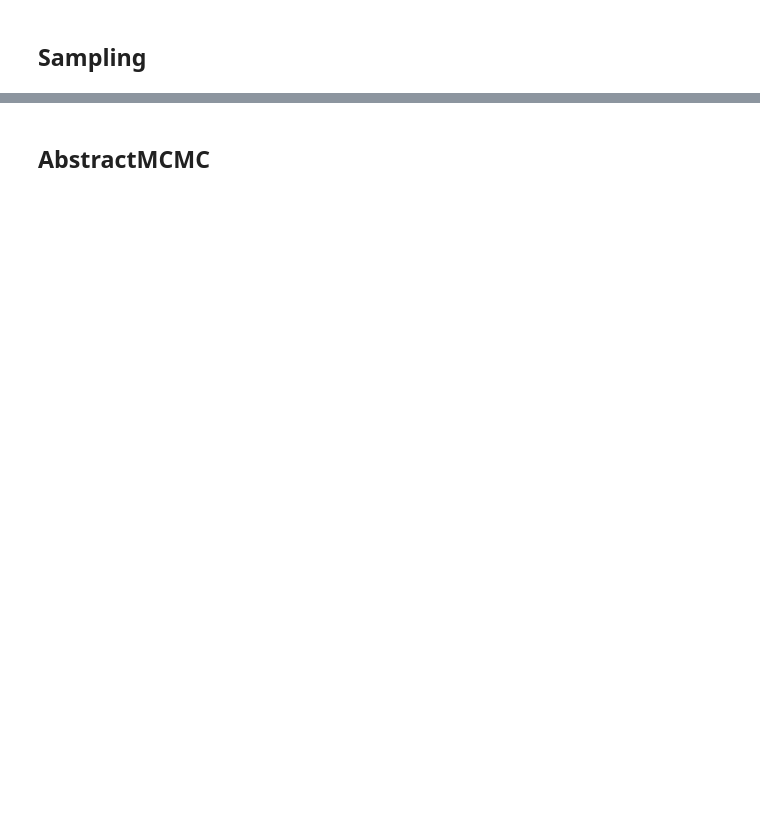
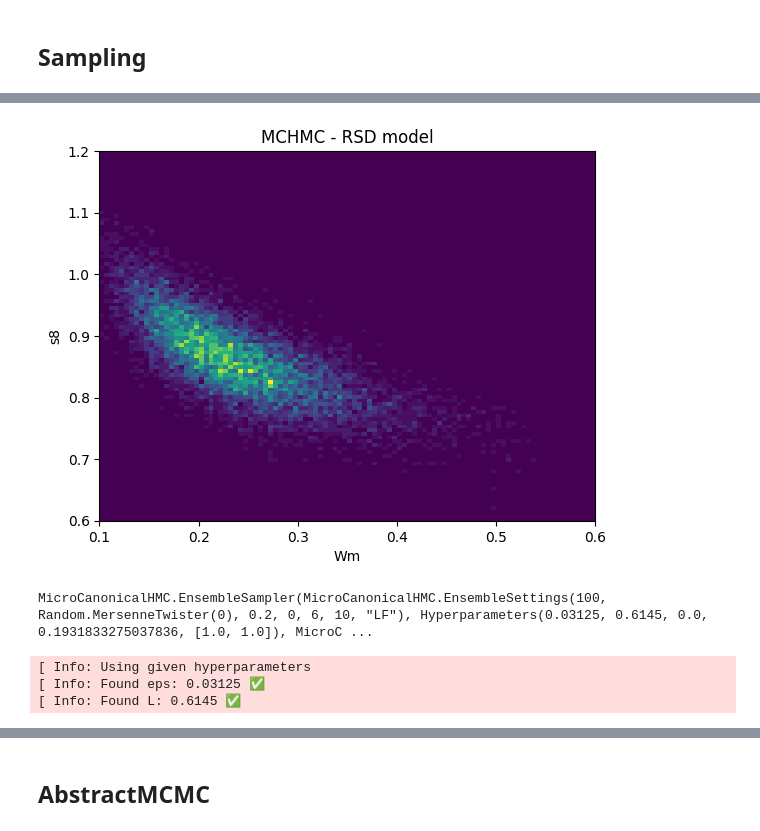
Before and after one commit to JaimeRZP/CMBLensing_MicroCanonicalHMC.jl, a Jupyter notebook: Lab_Turing.ipynb, the cells around one changed output, grey strips where cells are left out. Saved outputs shown, nothing was run; the diff lists cells and outputs as text; code cells hidden in the pictures; blank space fills up the shorter version.

```diff
--- a/Lab_Turing.ipynb
+++ b/Lab_Turing.ipynb
@@ -80,6 +84,6 @@ stat_model = model(fs8_data)
 # %% [markdown]
 ## Sampling
 # %%
-target = TuringTarget(stat_model);
+target = TuringTarget(stat_model; compute_MAP=true);
 # %%
-spl = MCHMC(0.03125, 0.6145, varE_wanted=2.0) #sqrt(target.d)*0.01
+spl = MCHMC(varE_wanted=1.0) #MCHMC(0.03125, 0.6145; varE_wanted=2.0)
@@ -91,7 +107,9 @@ samples_mchmc = Sample(spl, target, 10000;
 Wms_mchmc = [sample[1] for sample in samples_mchmc]
 s8s_mchmc = [sample[2] for sample in samples_mchmc];
 # %%
-plt.hist2d(Wms_mchmc, s8s_mchmc, bins=100, range=[[0.1, 0.4],[0.6, 1.2]]);
+plt.hist2d(Wms_mchmc, s8s_mchmc, bins=100, range=[[0.1, 0.6],[0.6, 1.2]]);
 plt.xlabel("Wm")
 plt.ylabel("s8")
 plt.title("MCHMC - RSD model");
+# %% [output]
+[figure, added]
@@ -112,0 +116,13 @@ plt.title("Ensemble MCHMC - RSD model");
+# %%
+nchains = 100
+e_spl = MCHMC(0.03125, 0.6145, nchains; sigma=[1.0, 1.0])
+# %% [output]
+MicroCanonicalHMC.EnsembleSampler(MicroCanonicalHMC.EnsembleSettings(100, Random.MersenneTwister(0), 0.2, 0, 6, 10, "LF"), Hyperparameters(0.03125, 0.6145, 0.0, 0.1931833275037836, [1.0, 1.0]), MicroC ...
+# %%
+samples_ensemble_mchmc = Sample(e_spl, target, 1000, 100;
+   monitor_energy=true,
+   dialog=true);
+# %% [output]
+[ Info: Using given hyperparameters
+[ Info: Found eps: 0.03125 ✅
+[ Info: Found L: 0.6145 ✅
```
Also changed, not shown: parts of 18 cells of this notebook, 10 other files.
